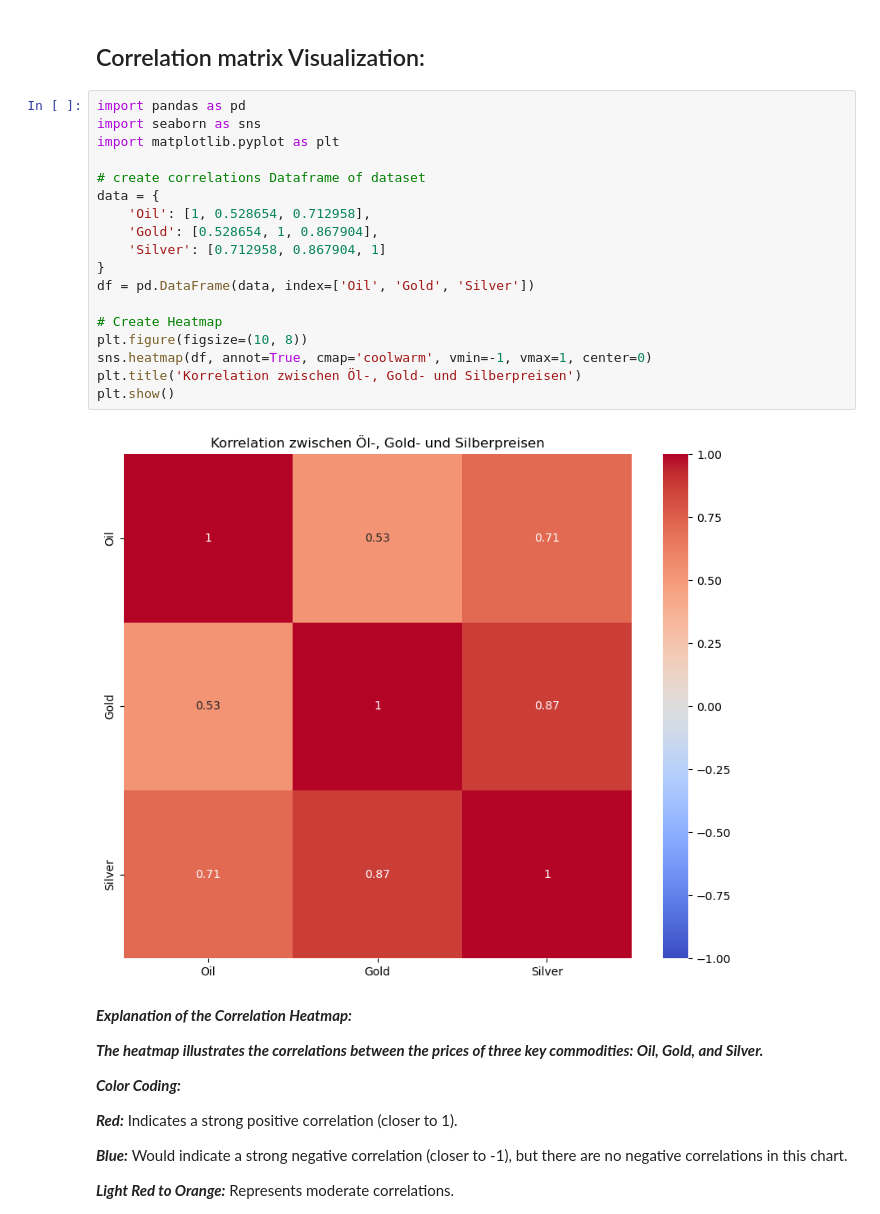
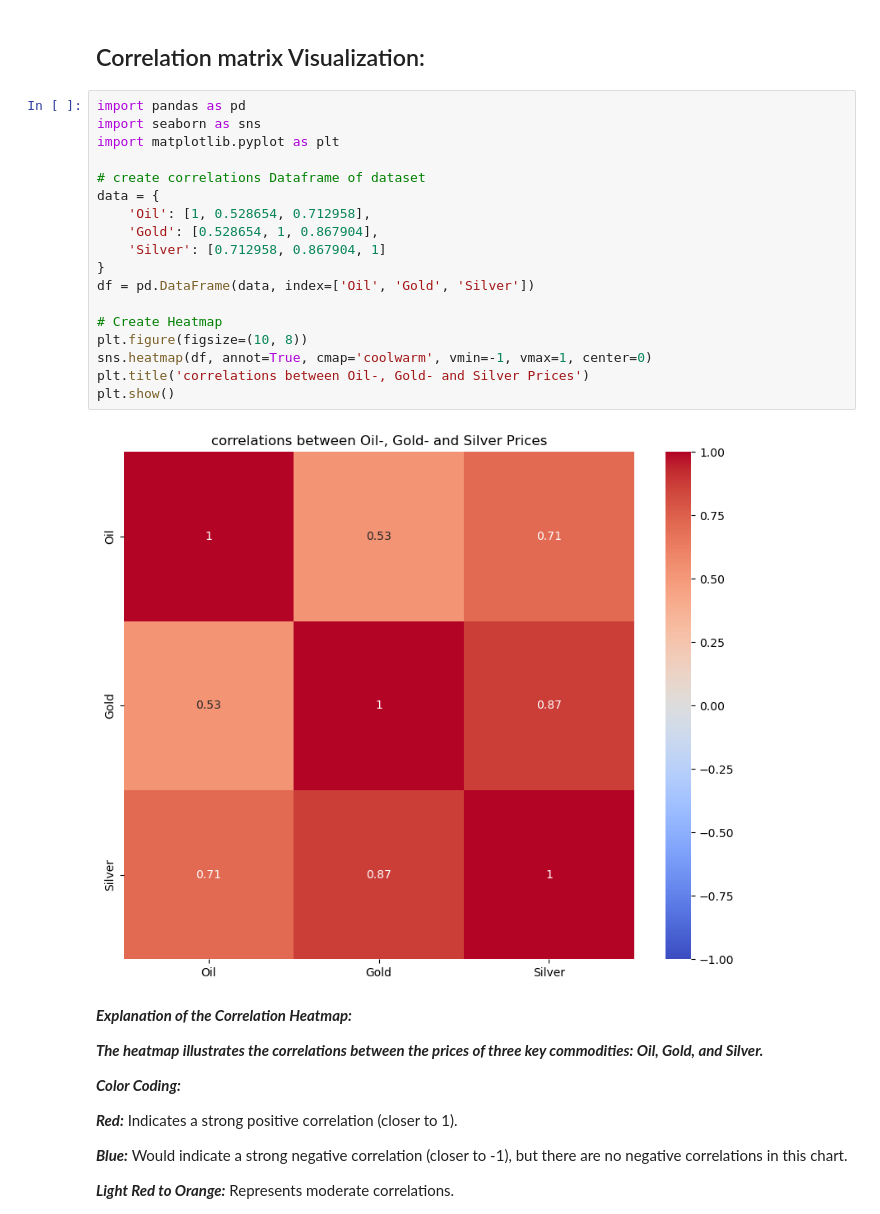
Before and after one commit to MichelleWegner/Commodity-Price-Analysis, a Jupyter notebook: SQL-Analysis/SQL-EDA.ipynb, the cells around one changed output. Saved outputs shown, nothing was run; the diff lists cells and outputs as text.

```diff
--- a/SQL-EDA.ipynb
+++ b/SQL-Analysis/SQL-EDA.ipynb
@@ -193,23 +162,23 @@ Interpretation of the Bars:
 # %%
 import pandas as pd
 import seaborn as sns
 import matplotlib.pyplot as plt
 
 # create correlations Dataframe of dataset
 data = {
     'Oil': [1, 0.528654, 0.712958],
     'Gold': [0.528654, 1, 0.867904],
     'Silver': [0.712958, 0.867904, 1]
 }
 df = pd.DataFrame(data, index=['Oil', 'Gold', 'Silver'])
 
 # Create Heatmap
 plt.figure(figsize=(10, 8))
 sns.heatmap(df, annot=True, cmap='coolwarm', vmin=-1, vmax=1, center=0)
-plt.title('Korrelation zwischen Öl-, Gold- und Silberpreisen')
+plt.title('correlations between Oil-, Gold- and Silver Prices')
 plt.show()
 # %% [output]
-[figure, old version]
+[figure, new version]
 # %% [markdown]
 ***Explanation of the Correlation Heatmap:***
 
```
Also changed, not shown: parts of 4 cells of this notebook, 10 other files.
